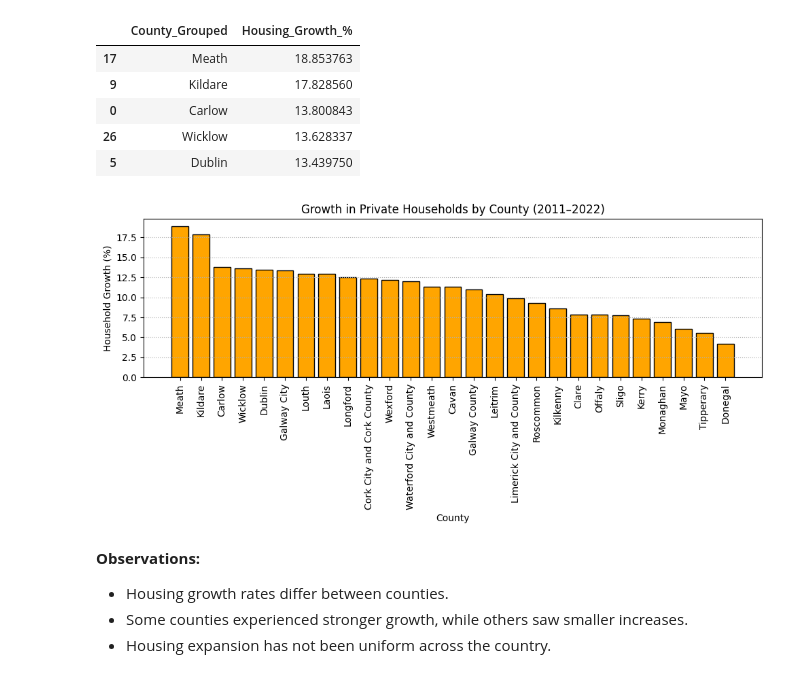
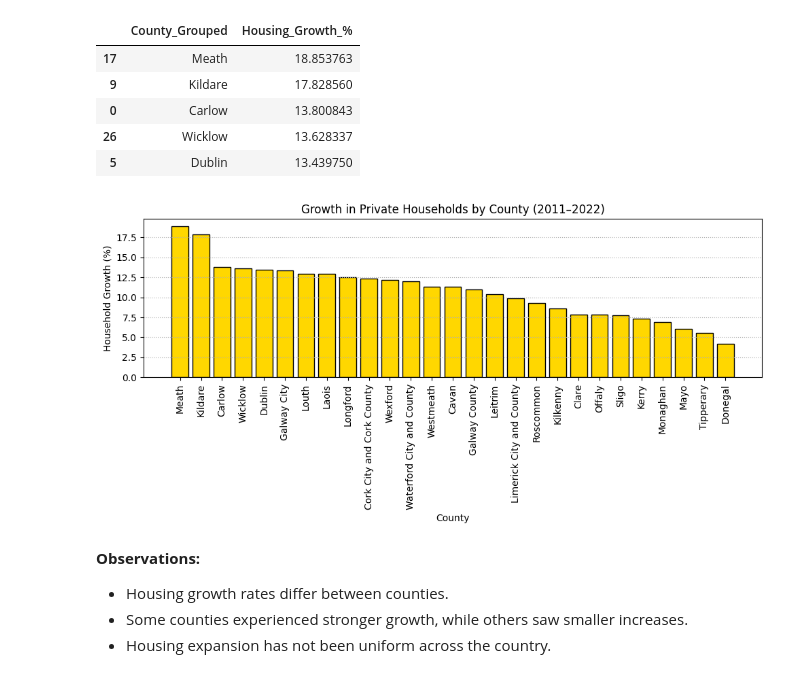
Before and after one commit to elainecazetta/programming-for-data-analytics, a Jupyter notebook: project/census_analysis.ipynb, the cells around one changed output. Cells and saved outputs as stored; diff of their text form; code cells hidden in the pictures.

Commit message:
improve plots

```diff
--- a/project/census_analysis.ipynb
+++ b/project/census_analysis.ipynb
@@ -455,16 +455,16 @@ housing_growth.head()
 | 5 | Dublin | 13.439750 |
 # %%
 plt.figure(figsize=(10, 5))
-plt.bar(housing_growth["County_Grouped"], housing_growth["Housing_Growth_%"], color='orange', edgecolor='black')
+plt.bar(housing_growth["County_Grouped"], housing_growth["Housing_Growth_%"], color='gold', edgecolor='black')
 plt.xticks(rotation=90)
 plt.title("Growth in Private Households by County (2011–2022)")
 plt.xlabel("County")
 plt.ylabel("Household Growth (%)")
 plt.grid(axis='y', linestyle=':')
 plt.tight_layout()
 plt.show()
 # %% [output]
-[figure, old version]
+[figure, new version]
 # %% [markdown]
 **Observations:**
 - Housing growth rates differ between counties.
```
Also changed, not shown: parts of 11 cells of this notebook.
